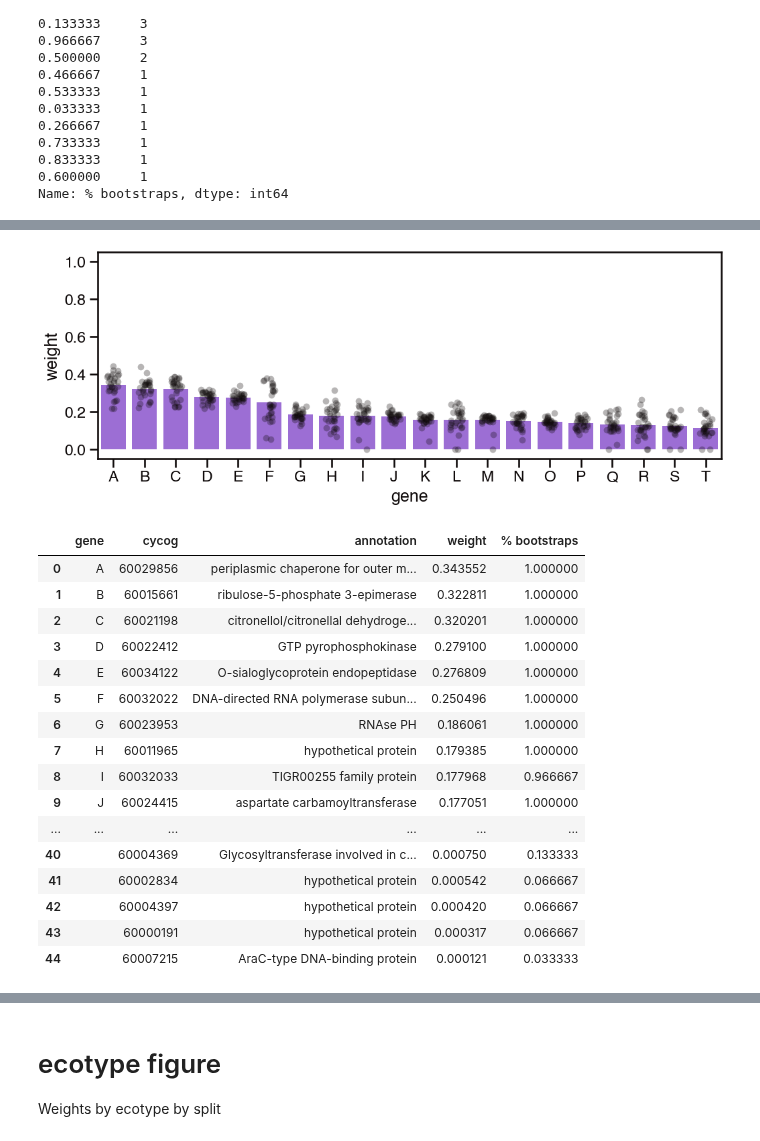
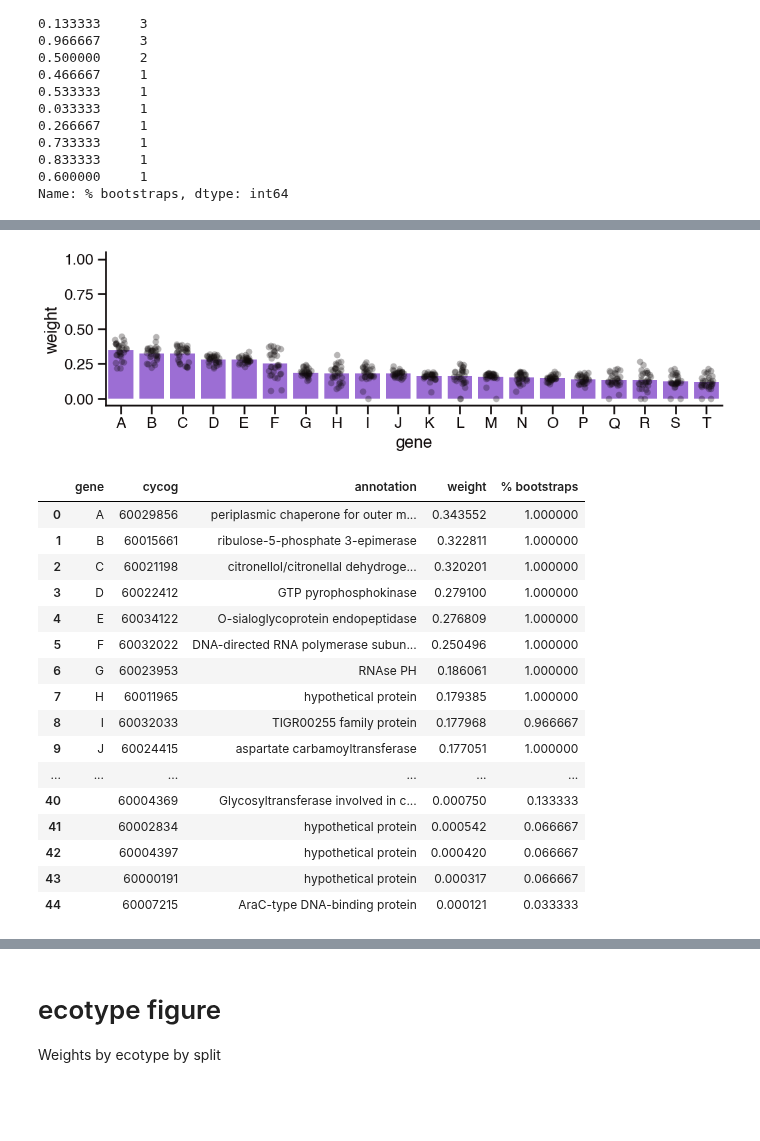
Before and after one commit to blasks/barnacle-manuscript, a Jupyter notebook: figures/5-models/component-profiles.ipynb, the cells around one changed output, grey strips where cells are left out. Saved outputs shown, nothing was run; the diff lists cells and outputs as text; code cells hidden in the pictures; blank space fills up the shorter version.

```diff
--- a/figures/5-models/component-profiles.ipynb
+++ b/figures/5-models/component-profiles.ipynb
@@ -47,8 +47,8 @@ sns.set_style('ticks', style)
 
 plt.rcParams['legend.frameon'] = False
 plt.rcParams['axes.spines.left'] = True
-plt.rcParams['axes.spines.right'] = True
-plt.rcParams['axes.spines.top'] = True
+plt.rcParams['axes.spines.right'] = False
+plt.rcParams['axes.spines.top'] = False
 plt.rcParams['axes.spines.bottom'] = True
 plt.rcParams['axes.facecolor'] = 'none'
 plt.rcParams['figure.facecolor'] = 'none'
@@ -315,44 +412,39 @@ gene_labels = list(string.ascii_uppercase)[:max_genes]
 plot_df['gene'] = plot_df['cycog'].map(dict(zip(top_genes, gene_labels)))
 plot_df = plot_df.sort_values('gene')
 
-fig, axis = plt.subplots(figsize=(12, 4))
+fig, axis = plt.subplots(figsize=(12, 3))
 sns.stripplot(
     data=plot_df,
     x='gene',
     y='weight',
     color=line_color,
     alpha=.3,
     size=7,
     jitter=.2,
     ax=axis
 )
 sns.barplot(
     data=plot_df,
     x='gene',
     y='weight',
     color=sns.color_palette()[0],
     errorbar=None,
-#     errorbar='sd',
-#     edgecolor=line_color,
-#     linewidth=3,
-#     capsize=0.4,
-#     facecolor=(0, 0, 0, 0),
     ax=axis
 )
 axis.set(ylim=[-0.05, 1.05])
 
 # print the plot
 plt.show()
 
 # show gene name key
 gene_key_df = gene_df.fillna(0.0).groupby(['cycog', 'annotation'])[['weight', '% bootstraps']].mean().reset_index()
 gene_key_df['gene'] = gene_key_df['cycog'].map(dict(zip(top_genes, gene_labels)))
 gene_key_df = gene_key_df[
     ['gene', 'cycog', 'annotation', 'weight', '% bootstraps']
 ].sort_values('weight', ascending=False).sort_values('gene').reset_index(drop=True).fillna('')
 gene_key_df.head(50)
 # %% [output]
-[figure, old version]
+[figure, new version]
 |  | gene | cycog | annotation | weight | % bootstraps |
 | 0 | A | 60029856 | periplasmic chaperone for outer m... | 0.343552 | 1.000000 |
 | 1 | B | 60015661 | ribulose-5-phosphate 3-epimerase | 0.322811 | 1.000000 |
```
Also changed, not shown: parts of 22 cells of this notebook.
